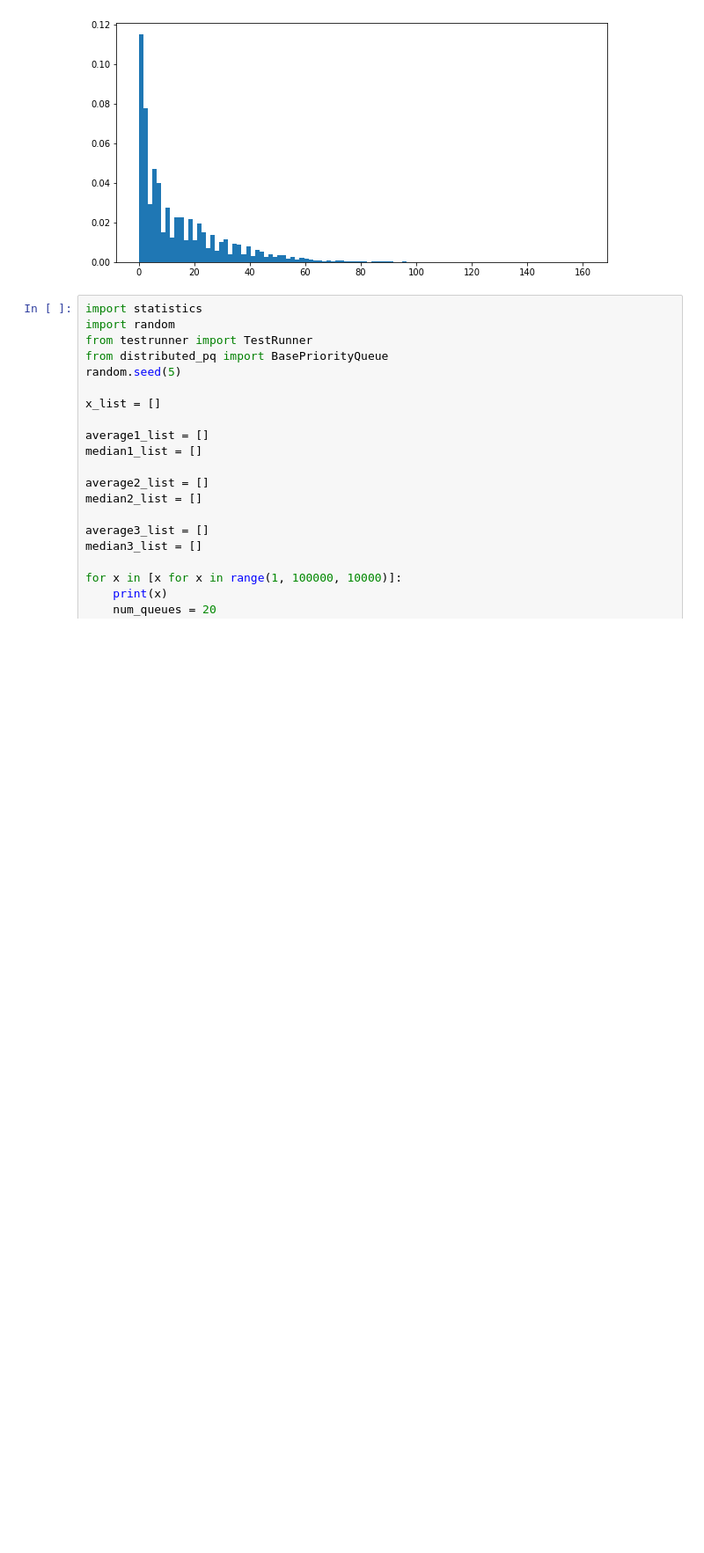
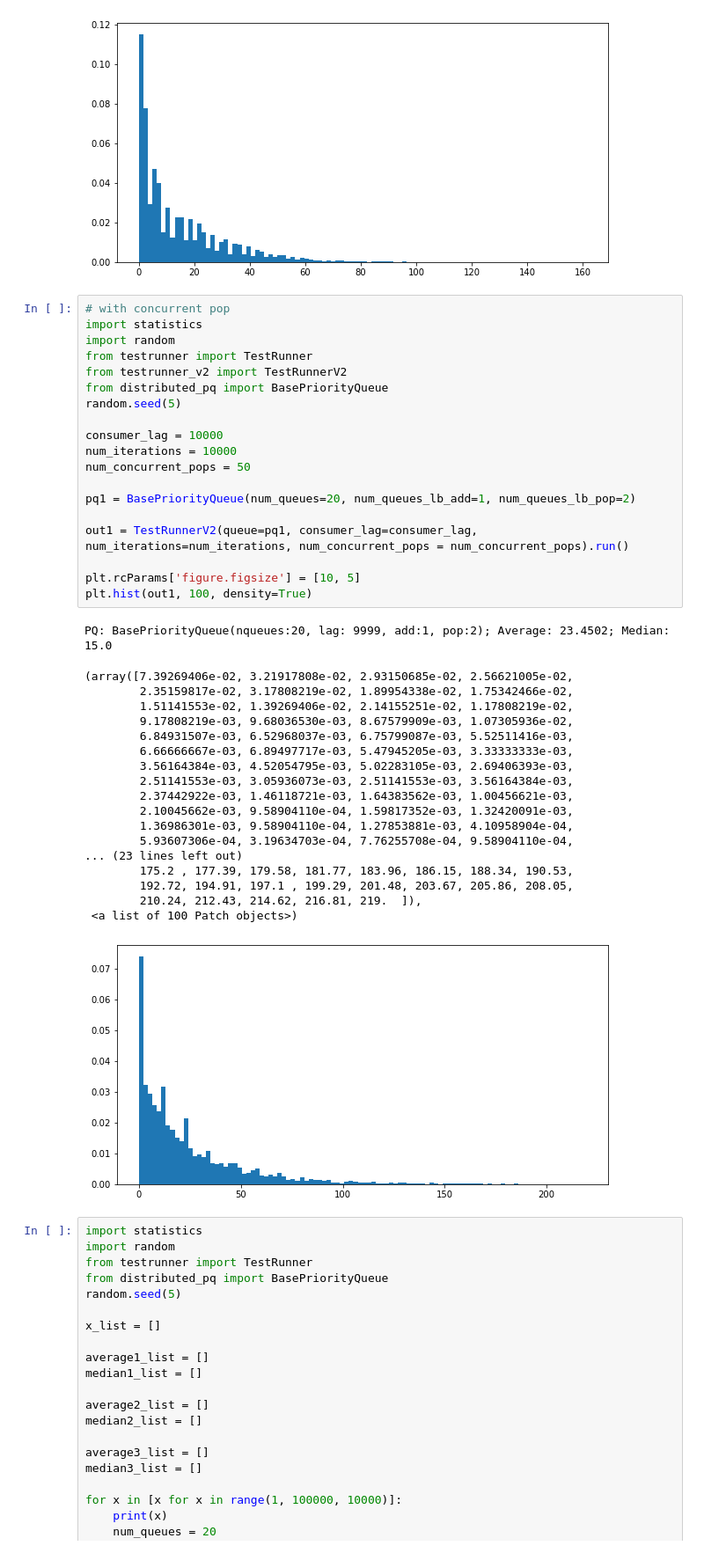
Before and after one commit to bslin/distributed-pq, a Jupyter notebook: simulation/src/simulator.ipynb, the cells around one changed output. Shown: that part at 88% size. Saved outputs shown, nothing was run; the diff lists cells and outputs as text; blank space fills up the shorter version.

Commit message:
add concurrent pop simulation

```diff
--- a/simulation/src/simulator.ipynb
+++ b/simulation/src/simulator.ipynb
@@ -37,6 +39,45 @@ PQ: BasePriorityQueue(nqueues:20, lag: 10000, add:1, pop:2); Average: 14.8338833
         154.56, 156.17, 157.78, 159.39, 161.  ]),
  <a list of 100 Patch objects>)
 [figure]
+# %%
+# with concurrent pop
+import statistics
+import random
+from testrunner import TestRunner
+from testrunner_v2 import TestRunnerV2
+from distributed_pq import BasePriorityQueue
+random.seed(5)
+
+consumer_lag = 10000
+num_iterations = 10000
+num_concurrent_pops = 50
+
+pq1 = BasePriorityQueue(num_queues=20, num_queues_lb_add=1, num_queues_lb_pop=2)
+
+out1 = TestRunnerV2(queue=pq1, consumer_lag=consumer_lag, num_iterations=num_iterations, num_concurrent_pops = num_concurrent_pops).run()
+
+plt.rcParams['figure.figsize'] = [10, 5]
+plt.hist(out1, 100, density=True)
+# %% [output]
+PQ: BasePriorityQueue(nqueues:20, lag: 9999, add:1, pop:2); Average: 23.4502; Median: 15.0
+(array([7.39269406e-02, 3.21917808e-02, 2.93150685e-02, 2.56621005e-02,
+        2.35159817e-02, 3.17808219e-02, 1.89954338e-02, 1.75342466e-02,
+        1.51141553e-02, 1.39269406e-02, 2.14155251e-02, 1.17808219e-02,
+        9.17808219e-03, 9.68036530e-03, 8.67579909e-03, 1.07305936e-02,
+        6.84931507e-03, 6.52968037e-03, 6.75799087e-03, 5.52511416e-03,
+        6.66666667e-03, 6.89497717e-03, 5.47945205e-03, 3.33333333e-03,
+        3.56164384e-03, 4.52054795e-03, 5.02283105e-03, 2.69406393e-03,
+        2.51141553e-03, 3.05936073e-03, 2.51141553e-03, 3.56164384e-03,
+        2.37442922e-03, 1.46118721e-03, 1.64383562e-03, 1.00456621e-03,
+        2.10045662e-03, 9.58904110e-04, 1.59817352e-03, 1.32420091e-03,
+        1.36986301e-03, 9.58904110e-04, 1.27853881e-03, 4.10958904e-04,
+        5.93607306e-04, 3.19634703e-04, 7.76255708e-04, 9.58904110e-04,
+... (23 lines left out)
+        175.2 , 177.39, 179.58, 181.77, 183.96, 186.15, 188.34, 190.53,
+        192.72, 194.91, 197.1 , 199.29, 201.48, 203.67, 205.86, 208.05,
+        210.24, 212.43, 214.62, 216.81, 219.  ]),
+ <a list of 100 Patch objects>)
+[figure, added]
 # %%
 import statistics
 import random
```
Also changed, not shown: parts of 1 cell of this notebook, 1 other file.
